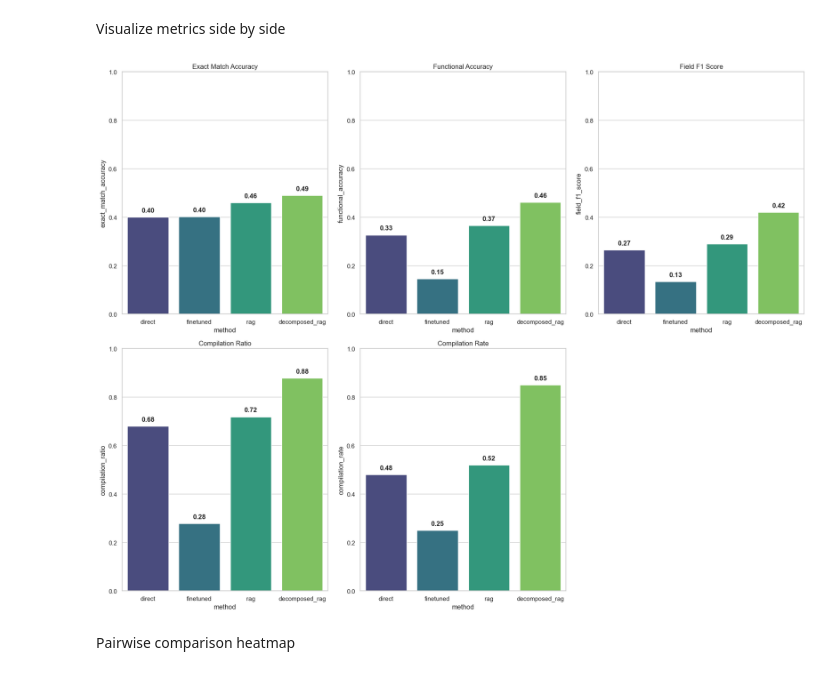
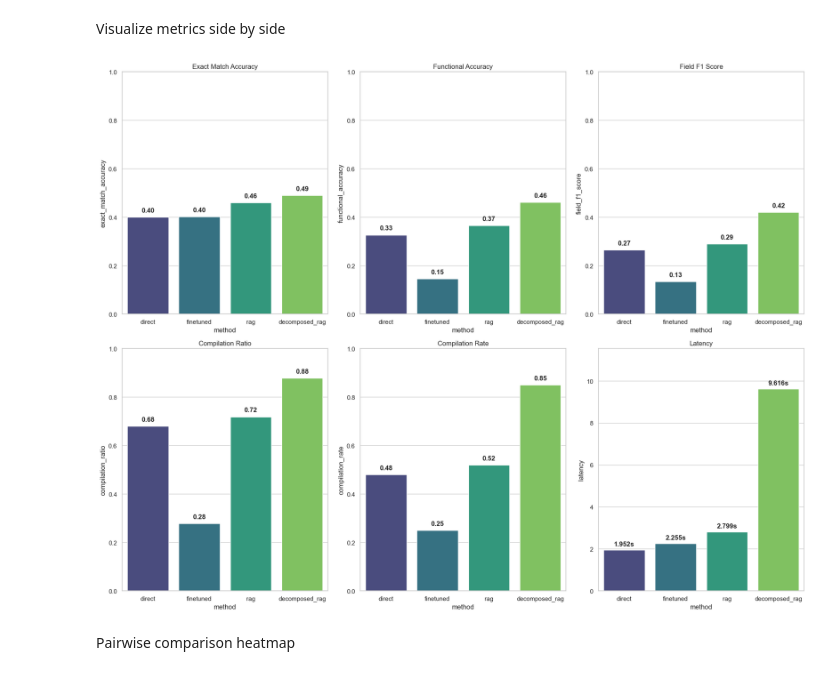
Before and after one commit to skykid17/smartlp_eval, a Jupyter notebook: notebooks/Evaluation_Analysis_Generation.ipynb, the cells around one changed output. Cells and saved outputs as stored; diff of their text form; code cells hidden in the pictures.

Commit message:
added latency on graph

```diff
--- a/notebooks/Evaluation_Analysis_Generation.ipynb
+++ b/notebooks/Evaluation_Analysis_Generation.ipynb
@@ -94,36 +94,36 @@ summary
 # %% [markdown]
 Visualize metrics side by side
 # %%
-metrics = ["exact_match_accuracy", "functional_accuracy", "field_f1_score", "compilation_ratio", "compilation_rate"]
+metrics = ["exact_match_accuracy", "functional_accuracy", "field_f1_score", "compilation_ratio", "compilation_rate", "latency"]
 
 fig, axes = plt.subplots(nrows=2, ncols=3, figsize=(18, 14))
 axes = axes.flatten()
 
 plotted = 0
 for i, metric in enumerate(metrics):
     if metric not in summary.columns:
         continue
     sns.barplot(x=summary.index, y=summary[metric], ax=axes[plotted], palette="viridis", hue=summary.index)
     axes[plotted].set_title(metric.replace('_', ' ').title())
 
     # Set y-axis limit based on metric type
     if metric == "latency":
         axes[plotted].set_ylim(0, summary[metric].max() * 1.2)
         for j, v in enumerate(summary[metric]):
             axes[plotted].text(j, v + summary[metric].max() * 0.02, f"{v:.3f}s", ha='center', fontweight='bold')
     else:
         axes[plotted].set_ylim(0, 1)
         for j, v in enumerate(summary[metric]):
             axes[plotted].text(j, v + 0.02, f"{v:.2f}", ha='center', fontweight='bold')
     plotted += 1
 
 # Remove any unused subplots
 for k in range(plotted, len(axes)):
     fig.delaxes(axes[k])
 plt.tight_layout()
 plt.show()
 # %% [output]
-[figure, old version]
+[figure, new version]
 # %% [markdown]
 Pairwise comparison heatmap
 # %%
```
Also changed, not shown: parts of 1 cell of this notebook, 1 other file.
